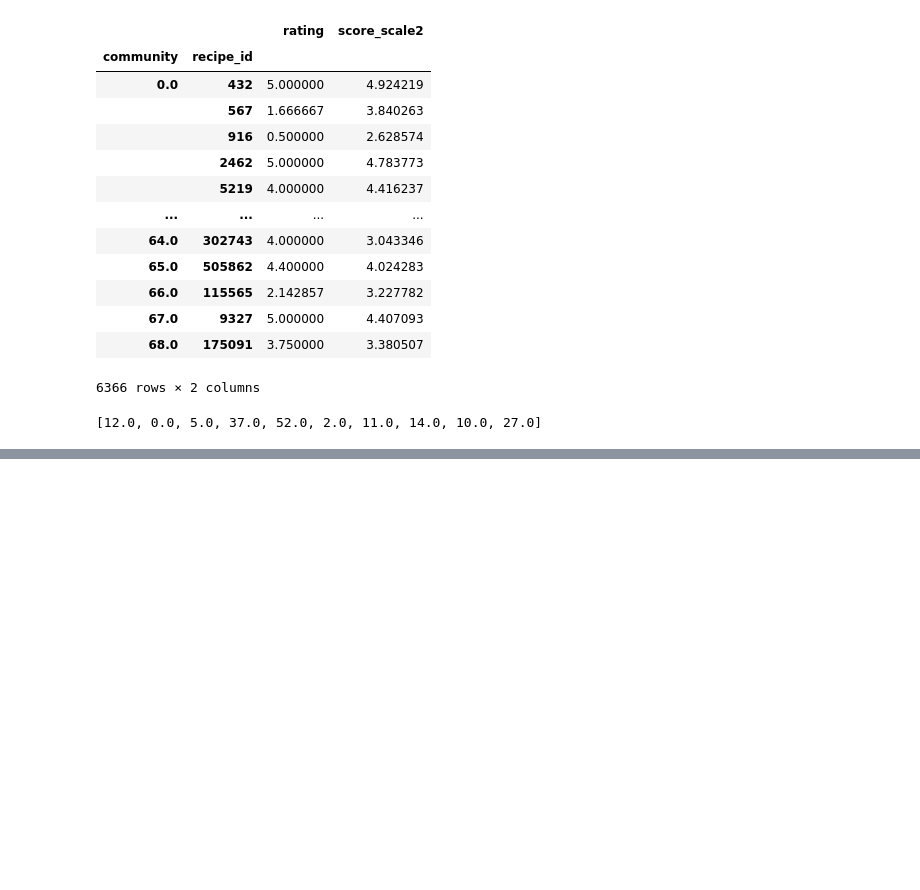
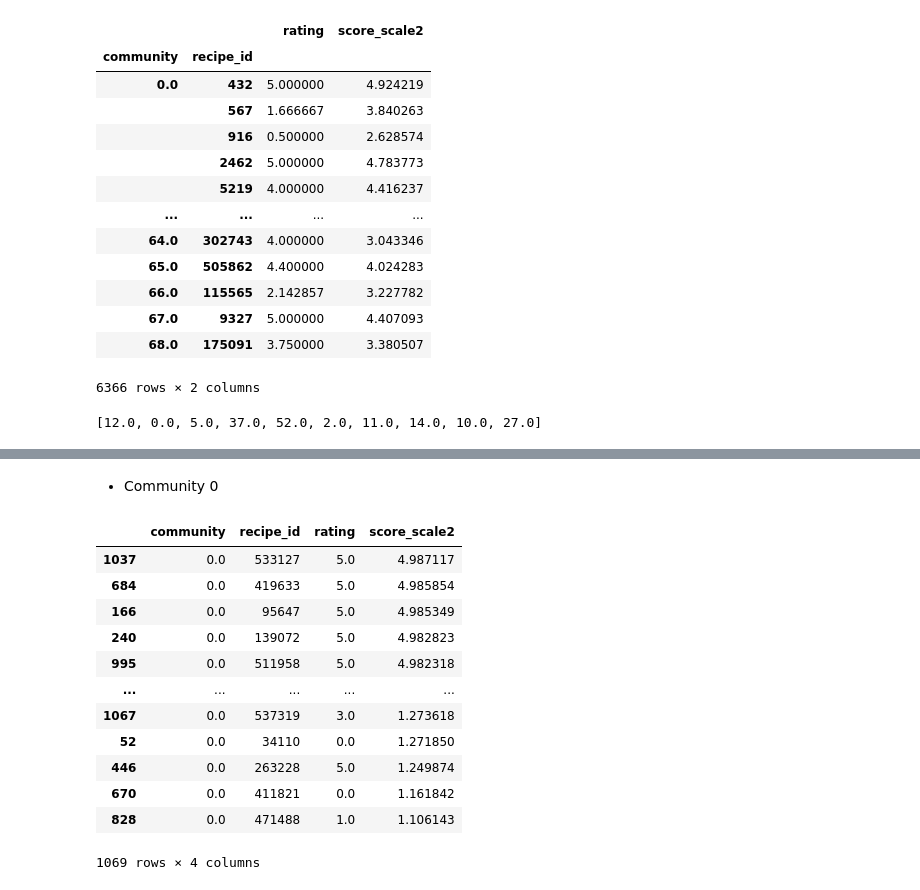
Before and after one commit to lucialarraona/finalproject_socialgraphs22, a Jupyter notebook: Notebooks/Final_Notebook.ipynb, the cells around one changed output, grey strips where cells are left out. Saved outputs shown, nothing was run; the diff lists cells and outputs as text; code cells hidden in the pictures; blank space fills up the shorter version.

```diff
--- a/Notebooks/Final_Notebook.ipynb
+++ b/Notebooks/Final_Notebook.ipynb
@@ -1493,0 +1571,19 @@ The mean of the sentiment in the reviews in community : 4.3308780531340965
+# %% [markdown]
+- Community 0
+# %%
+com0 = df_mean_rating_recipe[df_mean_rating_recipe['community'] == 0]
+com0.sort_values('score_scale2', ascending=False)
+# %% [output]
+|  | community | recipe_id | rating | score_scale2 |
+| 1037 | 0.0 | 533127 | 5.0 | 4.987117 |
+| 684 | 0.0 | 419633 | 5.0 | 4.985854 |
+| 166 | 0.0 | 95647 | 5.0 | 4.985349 |
+| 240 | 0.0 | 139072 | 5.0 | 4.982823 |
+| 995 | 0.0 | 511958 | 5.0 | 4.982318 |
+| ... | ... | ... | ... | ... |
+| 1067 | 0.0 | 537319 | 3.0 | 1.273618 |
+| 52 | 0.0 | 34110 | 0.0 | 1.271850 |
+| 446 | 0.0 | 263228 | 5.0 | 1.249874 |
+| 670 | 0.0 | 411821 | 0.0 | 1.161842 |
+| 828 | 0.0 | 471488 | 1.0 | 1.106143 |
+1069 rows × 4 columns
```
Also changed, not shown: parts of 29 cells of this notebook.
